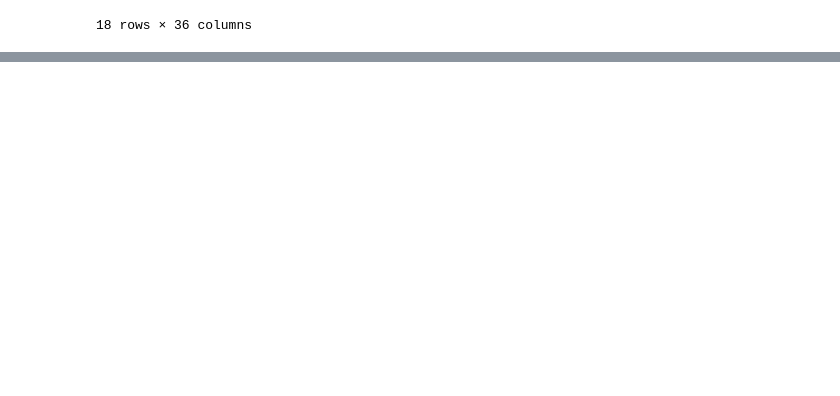
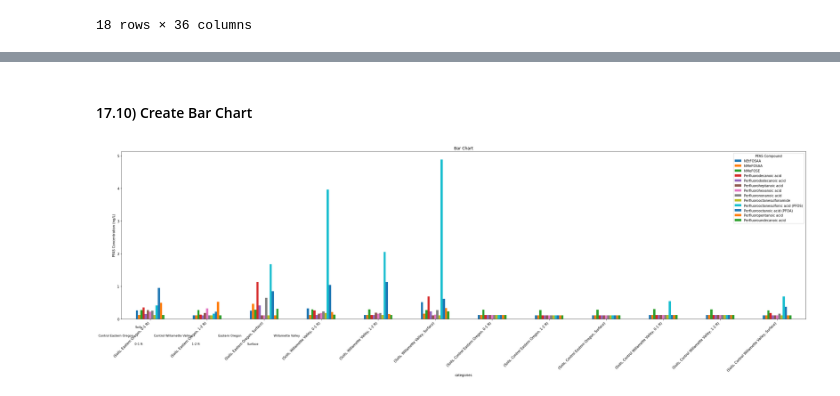
Before and after one commit to Clean-Water-Services/Jupyter-Notebooks, a Jupyter notebook: PFAS_Toolbox.ipynb, the cells around one changed output, grey strips where cells are left out. Cells and saved outputs as stored; diff of their text form; code cells hidden in the pictures; blank space fills up the shorter version.

```diff
--- a/PFAS_Toolbox.ipynb
+++ b/PFAS_Toolbox.ipynb
@@ -2748,0 +2904,11 @@ create_stacked_bar_chart(pivot_table)
+# %%
+#qual_summary_filter (list): Filter values for 'Qual Summary (Grade for filtering)'.
+filter_qual_summary = ['Good','Probably Ok','']
+#field_filter (list): Filter values for 'Field'.
+field_filter = ['nan', 'LINPMM21-31','SHRMMR07-HE','SHRJHD16-BD', 'LINPMM19-40', 'SHRBTG30-AX', 'SHRBTG30-DX','SHRMMR30-CX', 'SHRMMR31-AX']
+#type_filter (list): Filter values for 'Type'.
+filter_type= ['Biosolids','Soils']
+#pfas_compound_filter (list): Filter values for 'PFAS Compound'.
+pfas_compound_filter=['NEtFOSAA','NMeFOSAA','NMeFOSE','Perfluorodecanoic acid','Perfluorododecanoic acid','Perfluoroheptanoic acid','Perfluorohexanoic acid',
+                      'Perfluorononanoic acid','Perfluorooctanesulfonamide','Perfluorooctanesulfonic acid (PFOS)','Perfluorooctanoic acid (PFOA)',
+                      'Perfluoropentanoic acid','Perfluoroundecanoic acid']
@@ -2748,0 +2917,3 @@ create_stacked_bar_chart(pivot_table)
+# %%
+average_pivot=create_pivot_table(data_df, filter_type=filter_type, filter_qual_summary=filter_qual_summary, field_filter=field_filter, pfas_compound_filter=pfas_compound_filter, aggfunc='mean')
+average_pivot
@@ -2748,0 +3009,3 @@ create_stacked_bar_chart(pivot_table)
+# %%
+control_avg_pivot=create_pivot_table(data_df, filter_type=filter_type, filter_qual_summary=filter_qual_summary, field_filter=['Control'], pfas_compound_filter=pfas_compound_filter, aggfunc='mean',region_prefix='Control')
+control_avg_pivot
@@ -2748,0 +3101,3 @@ create_stacked_bar_chart(pivot_table)
+# %%
+avg_all_pivot=combine_pivot_tables(pivot_table1=average_pivot, pivot_table2=control_avg_pivot, prefix1=None, prefix2=None)
+avg_all_pivot
@@ -2748,0 +3143,2 @@ create_stacked_bar_chart(pivot_table)
+# %% [markdown]
+#### 17.10) Create Bar Chart
@@ -2748,0 +3195,4 @@ create_stacked_bar_chart(pivot_table)
+# %%
+create_annotated_bar_chart_from_pivot(avg_all_pivot, x_label='categories', y_label='PFAS Concentration (ng/L)', plot_size=(30, 10))
+# %% [output]
+[figure, added]
```
Also changed, not shown: parts of 30 cells of this notebook.
